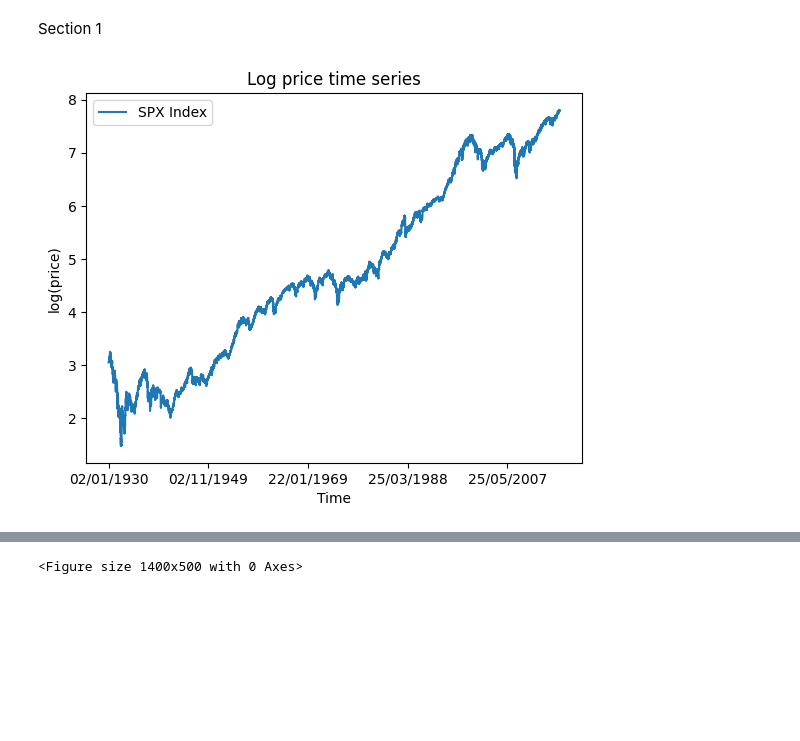
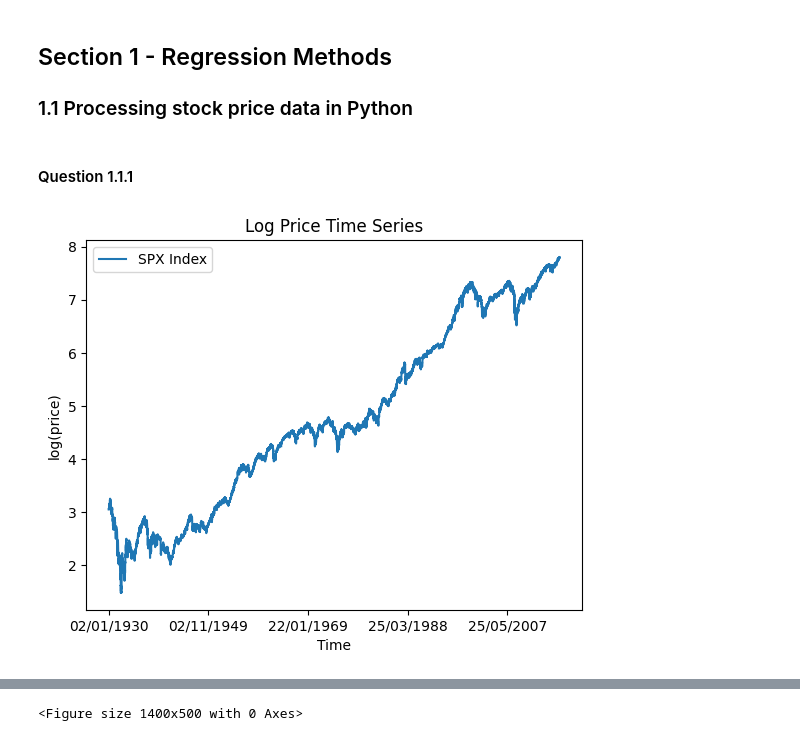
Before and after one commit to SamuelKhoo2003/Machine-Intelligence-For-Finance, a Jupyter notebook: mif_cw.ipynb, the cells around one changed output, grey strips where cells are left out. Saved outputs shown, nothing was run; the diff lists cells and outputs as text; code cells hidden in the pictures; blank space fills up the shorter version.

```diff
--- a/mif_cw.ipynb
+++ b/mif_cw.ipynb
@@ -1,22 +8,23 @@
+# %% [markdown]
+## Section 1 - Regression Methods
+### 1.1 Processing stock price data in Python
 # %%
 import numpy as np
 import pandas as pd
 import matplotlib.pyplot as plt
 %matplotlib inline
-# %% [markdown]
-Section 1
+# %% [markdown]
+#### Question 1.1.1
 # %%
-# load
-px = pd.read_csv("priceData.csv", index_col=0, parse_dates=True)  # adjust if your file has different cols
-# if the index isn't dates, you can skip parse_dates and just plot vs row number
+px = pd.read_csv("priceData.csv", index_col=0, parse_dates=True)
 
-# log price
+# Log Price
 logpx = np.log(px)
 
-# plot
-ax = logpx.plot(title="Log price time series")
+# Plotting graph
+ax = logpx.plot(title="Log Price Time Series")
 ax.set_xlabel("Time")
 ax.set_ylabel("log(price)")
 plt.show()
 # %% [output]
-[figure, old version]
+[figure, new version]
```
Also changed, not shown: parts of 9 cells of this notebook, 3 other files.
